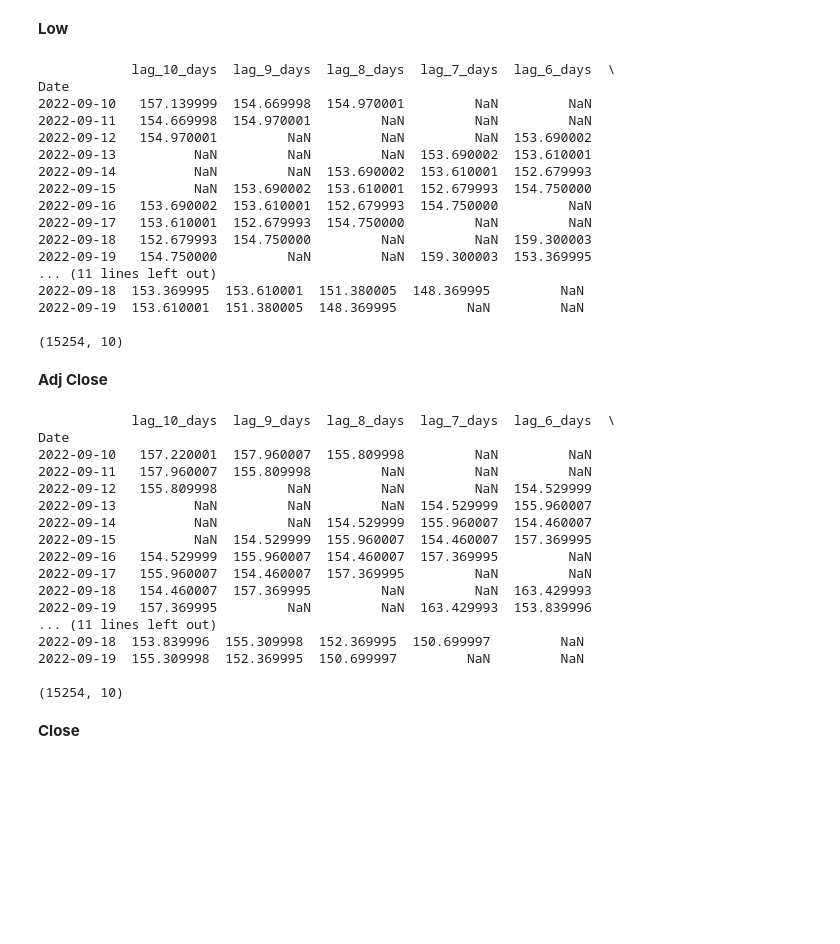
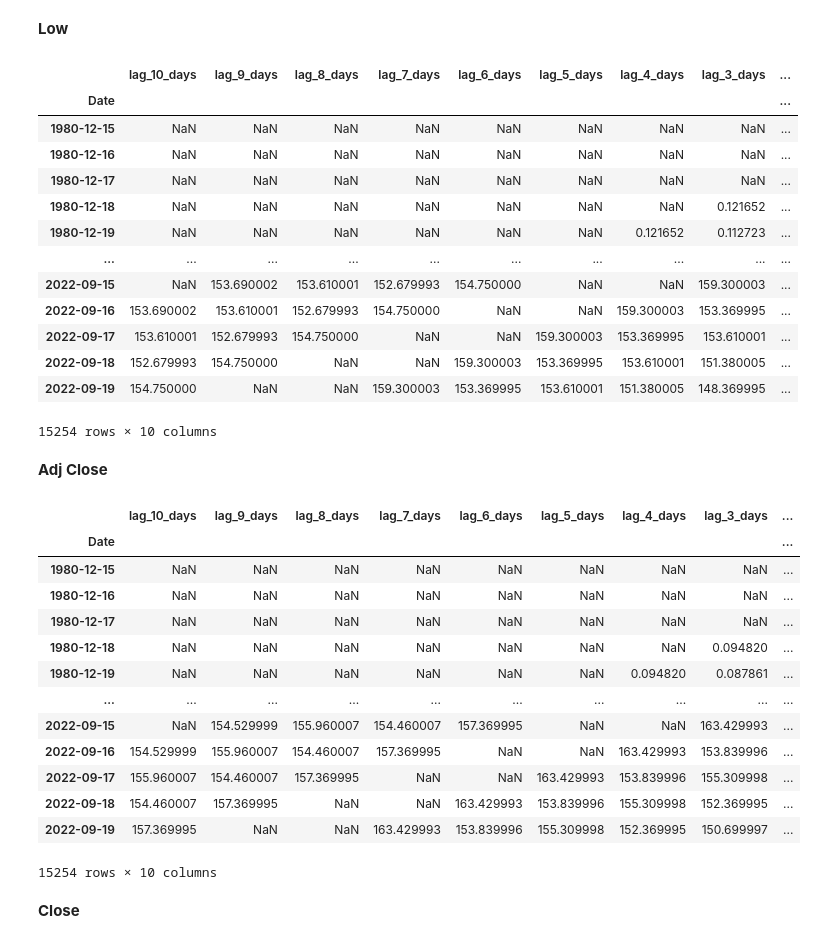
Before and after one commit to leehengpan/AAPL-StockPriceAnalysis, a Jupyter notebook: src/Apple_Stock_Price_Prediction.ipynb, the cells around one changed output. Drawn from its saved outputs; the diff is of its cells as text; code cells hidden in the pictures; blank space fills up the shorter version.

```diff
--- a/src/Apple_Stock_Price_Prediction.ipynb
+++ b/src/Apple_Stock_Price_Prediction.ipynb
@@ -413,29 +402,24 @@ Date
 # %%
 # Get the low prices of previous days to make a feature matrix
 df_lag_low = pd.concat([df['Low'].shift(lag_days-i) for i in range(lag_days)],axis=1)
 df_lag_low.columns = column_names
 
-print(df_lag_low.tail(10))
-print("")
-print(df_lag_low.shape)
+df_lag_low
 # %% [output]
+|  | lag_10_days | lag_9_days | lag_8_days | lag_7_days | lag_6_days | lag_5_days | lag_4_days | lag_3_days | ... |
+| Date |  |  |  |  |  |  |  |  | ... |
+| 1980-12-15 | NaN | NaN | NaN | NaN | NaN | NaN | NaN | NaN | ... |
+| 1980-12-16 | NaN | NaN | NaN | NaN | NaN | NaN | NaN | NaN | ... |
+| 1980-12-17 | NaN | NaN | NaN | NaN | NaN | NaN | NaN | NaN | ... |
+| 1980-12-18 | NaN | NaN | NaN | NaN | NaN | NaN | NaN | 0.121652 | ... |
+| 1980-12-19 | NaN | NaN | NaN | NaN | NaN | NaN | 0.121652 | 0.112723 | ... |
+| ... | ... | ... | ... | ... | ... | ... | ... | ... | ... |
+| 2022-09-15 | NaN | 153.690002 | 153.610001 | 152.679993 | 154.750000 | NaN | NaN | 159.300003 | ... |
+| 2022-09-16 | 153.690002 | 153.610001 | 152.679993 | 154.750000 | NaN | NaN | 159.300003 | 153.369995 | ... |
+| 2022-09-17 | 153.610001 | 152.679993 | 154.750000 | NaN | NaN | 159.300003 | 153.369995 | 153.610001 | ... |
+| 2022-09-18 | 152.679993 | 154.750000 | NaN | NaN | 159.300003 | 153.369995 | 153.610001 | 151.380005 | ... |
+| 2022-09-19 | 154.750000 | NaN | NaN | 159.300003 | 153.369995 | 153.610001 | 151.380005 | 148.369995 | ... |
-            lag_10_days  lag_9_days  lag_8_days  lag_7_days  lag_6_days  \
-Date
-2022-09-10   157.139999  154.669998  154.970001         NaN         NaN
-2022-09-11   154.669998  154.970001         NaN         NaN         NaN
-2022-09-12   154.970001         NaN         NaN         NaN  153.690002
-2022-09-13          NaN         NaN         NaN  153.690002  153.610001
-2022-09-14          NaN         NaN  153.690002  153.610001  152.679993
-2022-09-15          NaN  153.690002  153.610001  152.679993  154.750000
-2022-09-16   153.690002  153.610001  152.679993  154.750000         NaN
-2022-09-17   153.610001  152.679993  154.750000         NaN         NaN
-2022-09-18   152.679993  154.750000         NaN         NaN  159.300003
-2022-09-19   154.750000         NaN         NaN  159.300003  153.369995
-... (11 lines left out)
-2022-09-18  153.369995  153.610001  151.380005  148.369995         NaN
-2022-09-19  153.610001  151.380005  148.369995         NaN         NaN
-
-(15254, 10)
+15254 rows × 10 columns
 # %% [markdown]
 **Adj Close**
 # %%
@@ -443,27 +427,22 @@ Date
 df_lag_adj = pd.concat([df['Adj Close'].shift(lag_days-i) for i in range(lag_days)],axis=1)
 df_lag_adj.columns = column_names
 
-print(df_lag_adj.tail(10))
-print("")
-print(df_lag_adj.shape)
+df_lag_adj
 # %% [output]
+|  | lag_10_days | lag_9_days | lag_8_days | lag_7_days | lag_6_days | lag_5_days | lag_4_days | lag_3_days | ... |
+| Date |  |  |  |  |  |  |  |  | ... |
+| 1980-12-15 | NaN | NaN | NaN | NaN | NaN | NaN | NaN | NaN | ... |
+| 1980-12-16 | NaN | NaN | NaN | NaN | NaN | NaN | NaN | NaN | ... |
+| 1980-12-17 | NaN | NaN | NaN | NaN | NaN | NaN | NaN | NaN | ... |
+| 1980-12-18 | NaN | NaN | NaN | NaN | NaN | NaN | NaN | 0.094820 | ... |
+| 1980-12-19 | NaN | NaN | NaN | NaN | NaN | NaN | 0.094820 | 0.087861 | ... |
+| ... | ... | ... | ... | ... | ... | ... | ... | ... | ... |
+| 2022-09-15 | NaN | 154.529999 | 155.960007 | 154.460007 | 157.369995 | NaN | NaN | 163.429993 | ... |
+| 2022-09-16 | 154.529999 | 155.960007 | 154.460007 | 157.369995 | NaN | NaN | 163.429993 | 153.839996 | ... |
+| 2022-09-17 | 155.960007 | 154.460007 | 157.369995 | NaN | NaN | 163.429993 | 153.839996 | 155.309998 | ... |
+| 2022-09-18 | 154.460007 | 157.369995 | NaN | NaN | 163.429993 | 153.839996 | 155.309998 | 152.369995 | ... |
+| 2022-09-19 | 157.369995 | NaN | NaN | 163.429993 | 153.839996 | 155.309998 | 152.369995 | 150.699997 | ... |
-            lag_10_days  lag_9_days  lag_8_days  lag_7_days  lag_6_days  \
-Date
-2022-09-10   157.220001  157.960007  155.809998         NaN         NaN
-2022-09-11   157.960007  155.809998         NaN         NaN         NaN
-2022-09-12   155.809998         NaN         NaN         NaN  154.529999
-2022-09-13          NaN         NaN         NaN  154.529999  155.960007
-2022-09-14          NaN         NaN  154.529999  155.960007  154.460007
-2022-09-15          NaN  154.529999  155.960007  154.460007  157.369995
-2022-09-16   154.529999  155.960007  154.460007  157.369995         NaN
-2022-09-17   155.960007  154.460007  157.369995         NaN         NaN
-2022-09-18   154.460007  157.369995         NaN         NaN  163.429993
-2022-09-19   157.369995         NaN         NaN  163.429993  153.839996
-... (11 lines left out)
-2022-09-18  153.839996  155.309998  152.369995  150.699997         NaN
-2022-09-19  155.309998  152.369995  150.699997         NaN         NaN
-
-(15254, 10)
+15254 rows × 10 columns
 # %% [markdown]
 **Close**
 # %%
```
Also changed, not shown: parts of 25 cells of this notebook.
